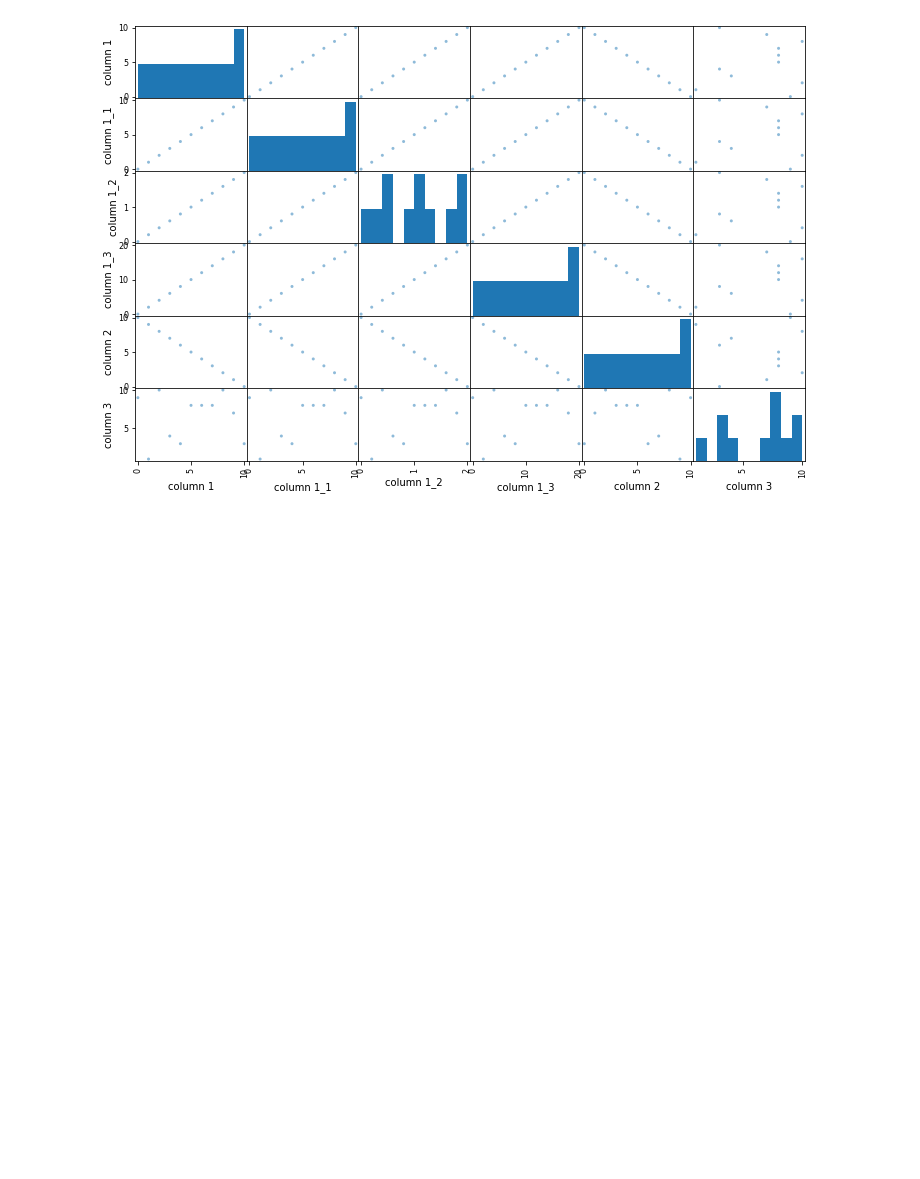
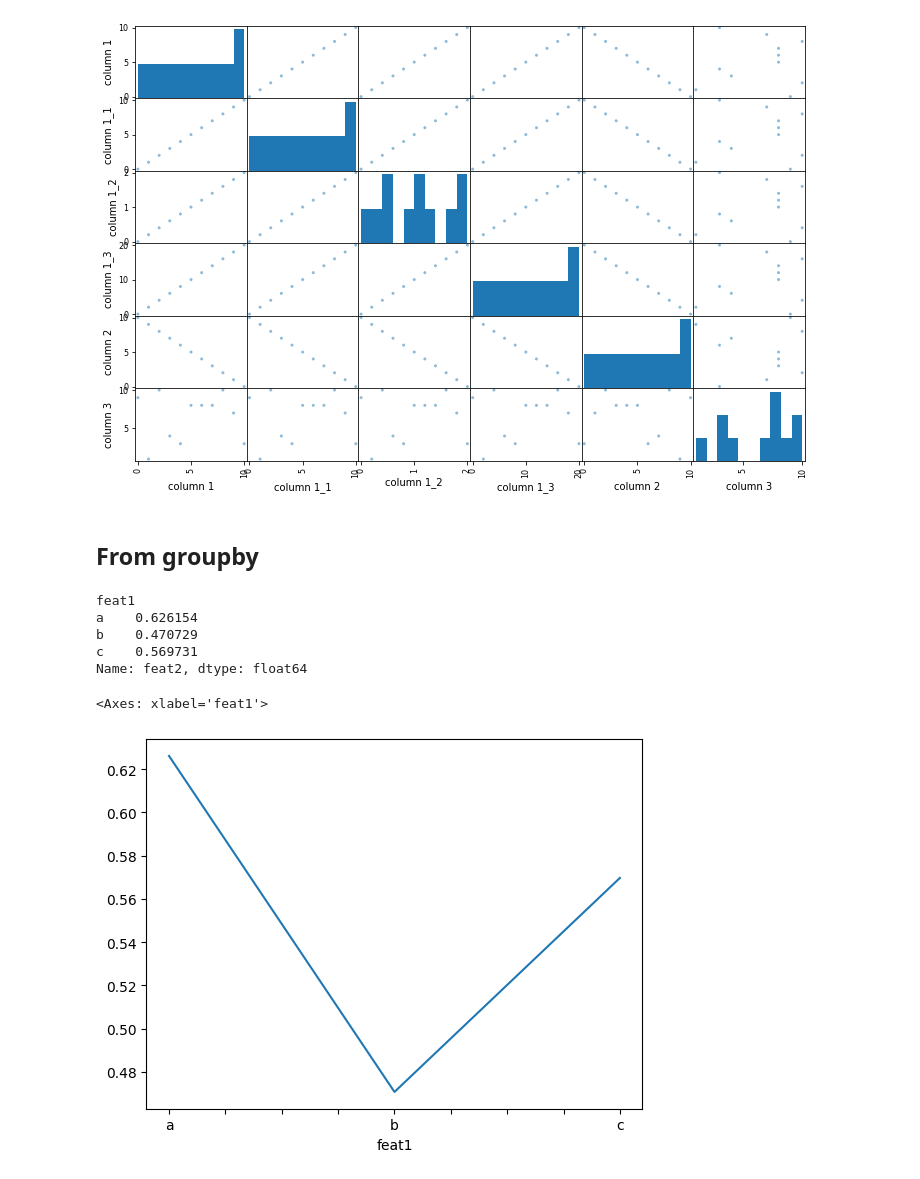
Before and after one commit to EvgeniiZorin/Handbook_Statistics-Probability-and-ML, a Jupyter notebook: _Pandas.ipynb, the cells around one changed output. Saved outputs shown, nothing was run; the diff lists cells and outputs as text; code cells hidden in the pictures; blank space fills up the shorter version.

```diff
--- a/_Pandas.ipynb
+++ b/_Pandas.ipynb
@@ -2199,3 +2296,24 @@ array([[<AxesSubplot:xlabel='column 1', ylabel='column 1'>,
         <AxesSubplot:xlabel='column 2', ylabel='column 3'>,
         <AxesSubplot:xlabel='column 3', ylabel='column 3'>]], dtype=object)
 [figure]
+# %% [markdown]
+## From groupby
+# %%
+import pandas as pd
+import numpy as np
+
+df = pd.DataFrame({
+    'feat1': ['a','a','a','b','b','b','c','c','c'],
+    'feat2': np.random.random(size=9)
+})
+
+print( df.groupby('feat1')['feat2'].mean() )
+df.groupby('feat1')['feat2'].mean().plot()
+# %% [output]
+feat1
+a    0.626154
+b    0.470729
+c    0.569731
+Name: feat2, dtype: float64
+<Axes: xlabel='feat1'>
+[figure, added]
```
Also changed, not shown: parts of 65 cells of this notebook, 2 other files.
